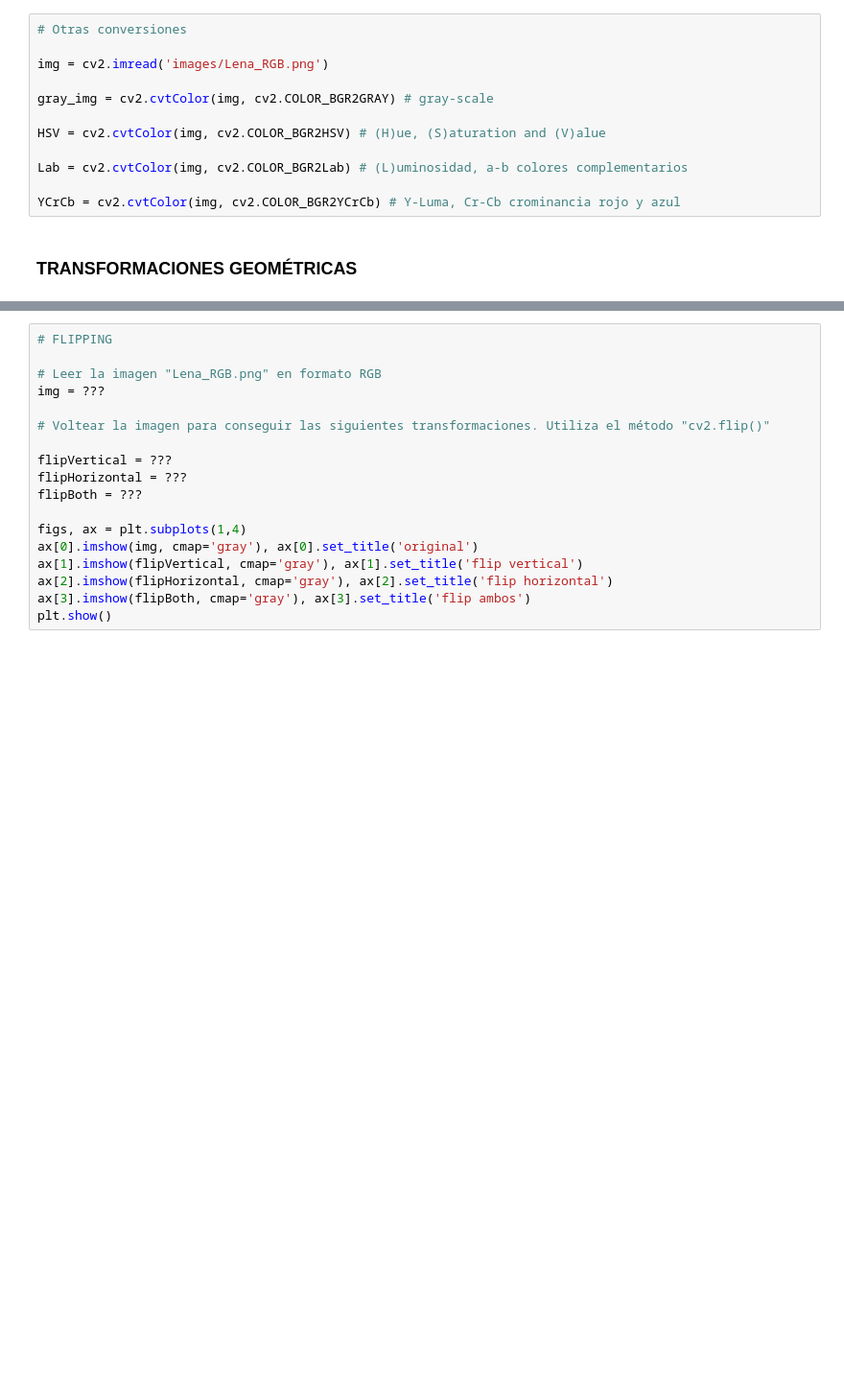
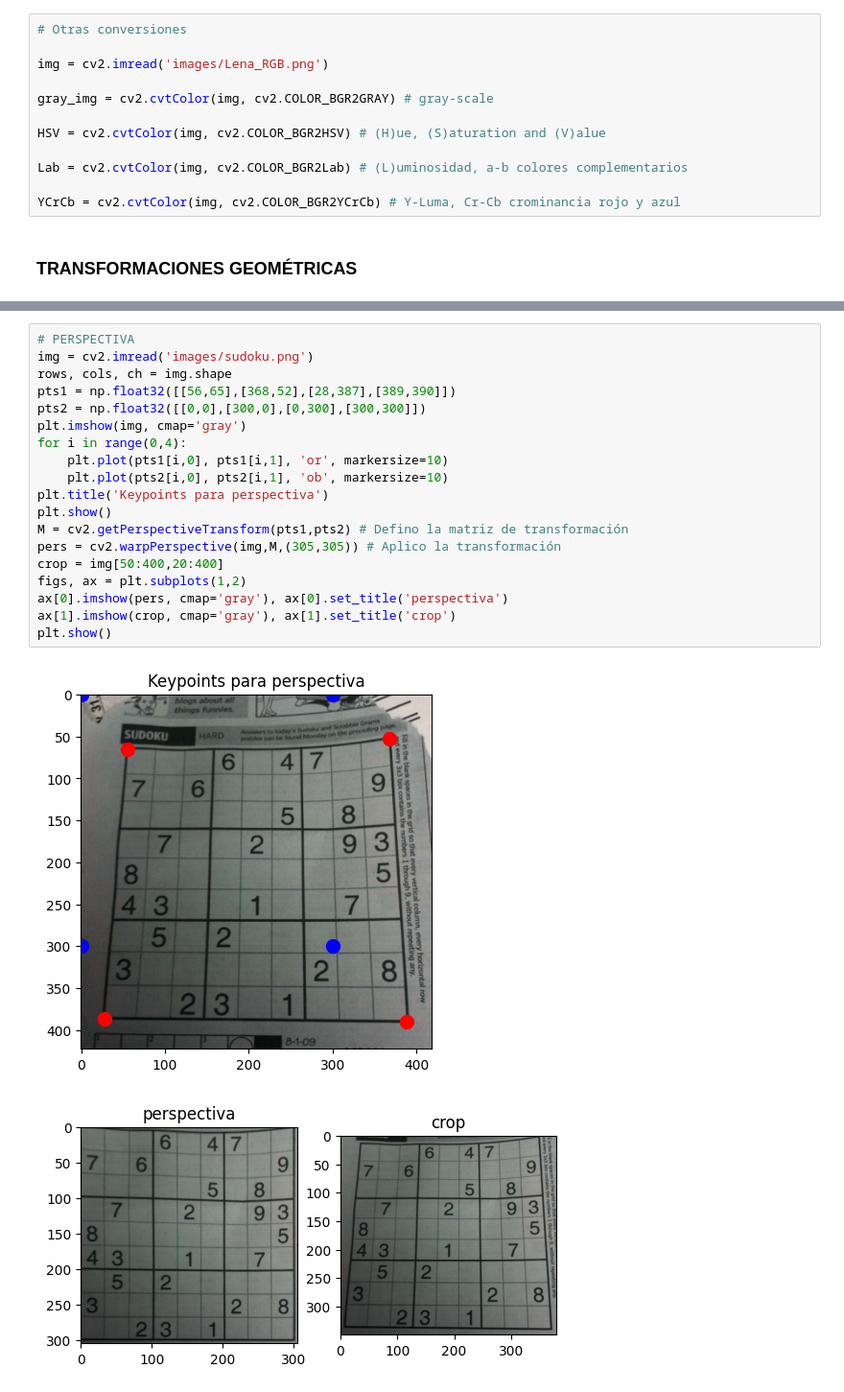
Before and after one commit to ALAN-SVV/Machine-2, a Jupyter notebook: 4-transformaciones.ipynb, the cells around one changed output, grey strips where cells are left out. Shown at 96% size. Saved outputs shown, nothing was run; the diff lists cells and outputs as text; blank space fills up the shorter version.

```diff
--- a/4-transformaciones.ipynb
+++ b/4-transformaciones.ipynb
@@ -172,18 +194,22 @@ plt.show()
-# %%
-# FLIPPING
-
-# Leer la imagen "Lena_RGB.png" en formato RGB
-img = ???
-
-# Voltear la imagen para conseguir las siguientes transformaciones. Utiliza el método "cv2.flip()"
-
-flipVertical = ???
-flipHorizontal = ???
-flipBoth = ???
-
-figs, ax = plt.subplots(1,4)
-ax[0].imshow(img, cmap='gray'), ax[0].set_title('original')
-ax[1].imshow(flipVertical, cmap='gray'), ax[1].set_title('flip vertical')
-ax[2].imshow(flipHorizontal, cmap='gray'), ax[2].set_title('flip horizontal')
-ax[3].imshow(flipBoth, cmap='gray'), ax[3].set_title('flip ambos')
-plt.show()
+# %%
+# PERSPECTIVA
+img = cv2.imread('images/sudoku.png')
+rows, cols, ch = img.shape
+pts1 = np.float32([[56,65],[368,52],[28,387],[389,390]])
+pts2 = np.float32([[0,0],[300,0],[0,300],[300,300]])
+plt.imshow(img, cmap='gray')
+for i in range(0,4):
+    plt.plot(pts1[i,0], pts1[i,1], 'or', markersize=10)
+    plt.plot(pts2[i,0], pts2[i,1], 'ob', markersize=10)
+plt.title('Keypoints para perspectiva')
+plt.show()
+M = cv2.getPerspectiveTransform(pts1,pts2) # Defino la matriz de transformación
+pers = cv2.warpPerspective(img,M,(305,305)) # Aplico la transformación
+crop = img[50:400,20:400]
+figs, ax = plt.subplots(1,2)
+ax[0].imshow(pers, cmap='gray'), ax[0].set_title('perspectiva')
+ax[1].imshow(crop, cmap='gray'), ax[1].set_title('crop')
+plt.show()
+# %% [output]
+[figure, added]
+[figure, added]
```
Also changed, not shown: parts of 12 cells of this notebook, 3 other files.
